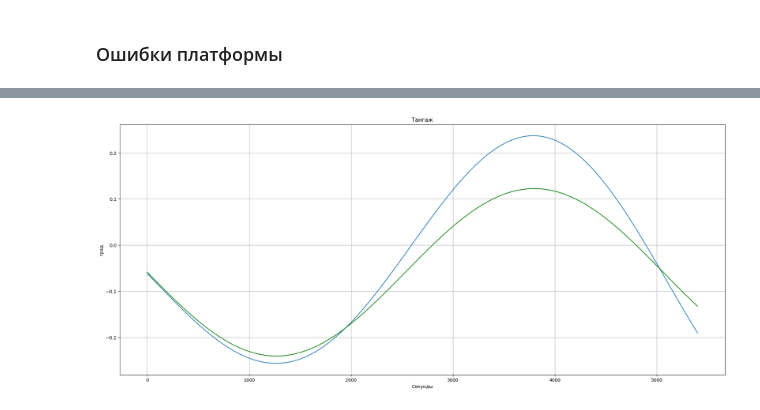
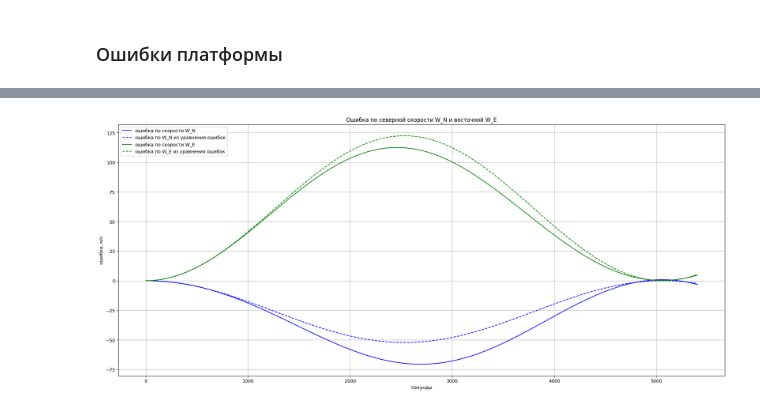
Before and after one commit to AlexeyLelikov/Nav_py, a Jupyter notebook: notebooks/Рис_ИНС_ДЗ_1.ipynb, the cells around one changed output, grey strips where cells are left out. Drawn from its saved outputs; the diff is of its cells as text; code cells hidden in the pictures.

```diff
--- a/notebooks/Рис_ИНС_ДЗ_1.ipynb
+++ b/notebooks/Рис_ИНС_ДЗ_1.ipynb
@@ -391,107 +432,62 @@ Foy = delta_a_o[0] / gt - delta_w_oy / nu * np.sin(nu *  t )
 Fox = - delta_a_o[1] / gt - delta_w_ox / nu * np.sin(nu *  t)
 
 # Переход к ошибкам ориентации объекта
-delta_pitch = - (Fox * np.cos(Heading_true) - Foy * np.sin(Heading_true))  * ( 180 / np.pi)
-delta_roll = - 1 / np.cos(Pitch_true) * (Foy * np.cos(Heading_true) + Fox * np.sin(Heading_true)) * ( 180 / np.pi)
+delta_pitch = - (Fox * np.cos(Heading_true) - Foy * np.sin(Heading_true))  * ( 180 / np.pi) + 0.005
+delta_roll = - 1 / np.cos(Pitch_true) * (Foy * np.cos(Heading_true) + Fox * np.sin(Heading_true)) * ( 180 / np.pi) - 0.005
 #delta_heading = Foz - (Fox * np.sin(Heading_true) + Foy * np.cos(Heading_true)) * np.tan(Pitch_true) * ( 180 / np.pi)
-
-delta_Lon = delta_w_oy * (t - np.sin(nu * t) / nu) * ( 180 / np.pi)
-delta_Lat = - delta_w_ox * (t - np.sin(nu * t) / nu) * ( 180 / np.pi)
 
 delta_v_ox = delta_w_oy * R * (1 - np.cos(nu * t))
 delta_v_oy = - delta_w_ox * R * (1 - np.cos(nu * t))
 # %%
-plt.figure(1)
-fig = plt.gcf()
-fig.set_size_inches(24, 10)
-plt.plot(t,out_Lat,t,-delta_Lat,'g')
-plt.title("Широта")
-plt.xlabel('Cекунды')
-plt.ylabel('град')
-plt.grid(True)
-plt.show()
-
-plt.figure(2)
-fig = plt.gcf()
-fig.set_size_inches(24, 10)
-plt.plot(t,out_Lon,t,-delta_Lon,'g')
-plt.title("Долгота")
-plt.xlabel('Cекунды')
-plt.ylabel('град')
-plt.grid(True)
-plt.show()
-
 plt.figure(3)
 fig = plt.gcf()
 fig.set_size_inches(24, 10)
-plt.plot(t,out_pitch,t,-delta_pitch,'g')
-plt.title("Тангаж")
+plt.plot(t,out_pitch * 60,'b',t,-delta_pitch * 60,'b--',t,out_roll * 60,'g',t,-delta_roll * 60,'g--')
+plt.title("Ошибка по тангажу и крену")
 plt.xlabel('Cекунды')
-plt.ylabel('град')
+plt.ylabel('ошибка, угл. минуты')
 plt.grid(True)
+plt.legend(['ошибка по тангажу','ошибка тангажа из уравнения ошибок','ошибка по крену', 'ошибка крена из уравнения ошибок'], loc=2)
+plt.savefig('img/углы.png')
 plt.show()
 
 plt.figure(4)
 fig = plt.gcf()
 fig.set_size_inches(24, 10)
-plt.plot(t,out_roll,t,-delta_roll,'g')
-plt.title("Крен")
+plt.plot(t,out_heading)
+plt.title("Ошибка по Курсу")
 plt.xlabel('Cекунды')
-plt.ylabel('град')
+plt.ylabel('ошибка, градусы')
 plt.grid(True)
+plt.legend(['ошибка по Курсу'], loc=2)
+plt.savefig('img/курс.png')
 plt.show()
 
 plt.figure(5)
 fig = plt.gcf()
 fig.set_size_inches(24, 10)
-plt.plot(t,out_heading)
-plt.title("Курс")
+plt.plot(t,out_W_N,'b',t,-delta_v_oy,'b--',t,out_W_E,'g',t,-delta_v_ox,'g--')
+plt.title("Ошибка по северной скорости W_N и восточной W_E")
 plt.xlabel('Cекунды')
-plt.ylabel('град')
+plt.ylabel('ошибка, м/c')
 plt.grid(True)
-plt.show()
-
-plt.figure(6)
-fig = plt.gcf()
-fig.set_size_inches(24, 10)
-plt.plot(t,out_W_N,t,delta_v_ox,'g')
-plt.title("Скорость N")
-plt.xlabel('Cекунды')
-plt.ylabel('м/c')
-plt.grid(True)
-plt.show()
-
-plt.figure(7)
-fig = plt.gcf()
-fig.set_size_inches(24, 10)
-plt.plot(t,out_W_E,t,-delta_v_ox,'g')
-plt.title("Скорость E")
-plt.xlabel('Cекунды')
-plt.ylabel('м/c')
-plt.grid(True)
+plt.legend(['ошибка по скорости W_N','ошибка по W_N из уравнения ошибок','ошибка по скорости W_E', 'ошибка по W_E из уравнения ошибок'], loc=2)
+plt.savefig('img/скорости.png')
 plt.show()
 
 R = 6356.863 # км
 queue_x = (out_Lat * ((np.pi / 180) * R)) - (out_Lat[0] * ((np.pi / 180) * R))
 queue_y = (out_Lon * (np.pi / 180) * (R * np.cos(Lat))) - (out_Lon[0] * np.pi / 180 * (R * np.cos(Lat)))
 
-plt.figure(8)
+plt.figure(6)
 fig = plt.gcf()
 fig.set_size_inches(24, 10)
-plt.plot(t,queue_x)
-plt.title("N")
+plt.plot(t,queue_x,'b',t,queue_y,'g')
+plt.title("Ошибка по широте и долготе (км)")
 plt.xlabel('Cекунды')
-plt.ylabel('N,км')
+plt.ylabel('ошибка, км')
 plt.grid(True)
+plt.legend(['Широта (км)','Долгота (км)'], loc = 2)
+plt.savefig('img/координаты.png')
 plt.show()
-
-plt.figure(9)
-fig = plt.gcf()
-fig.set_size_inches(24, 10)
-plt.plot(t,queue_y)
-plt.title("E")
-plt.xlabel('Cекунды')
-plt.ylabel('E,км')
-plt.grid(True)
-plt.show()
 # %% [output]
@@ -500 +496 @@ plt.show()
-[figure, old version]
+[figure, new version]
```
Also changed, not shown: parts of 9 cells of this notebook, 6 other files.
